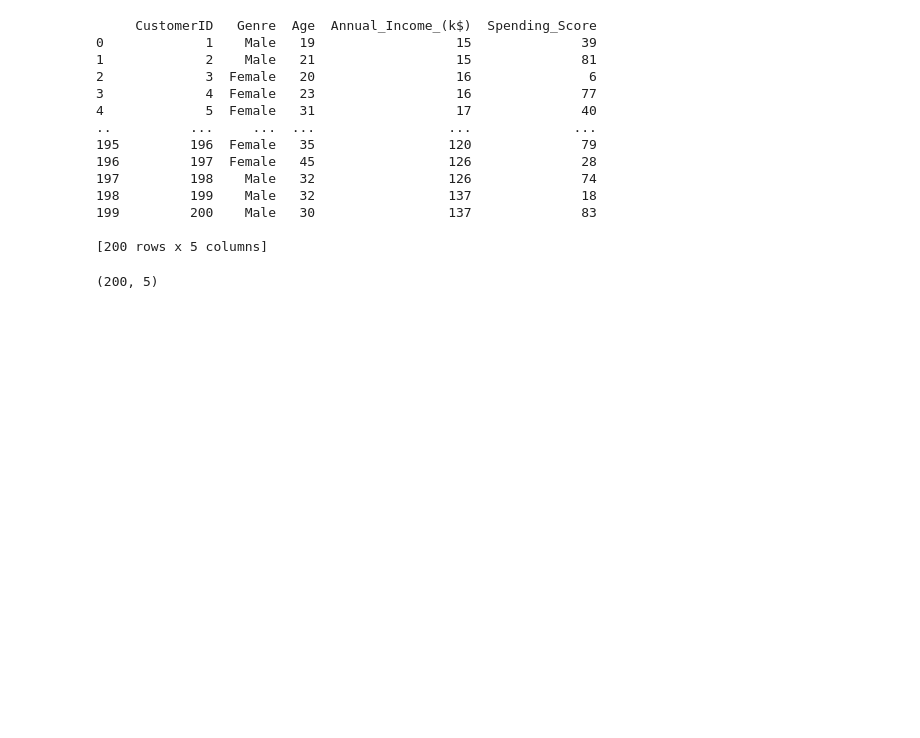
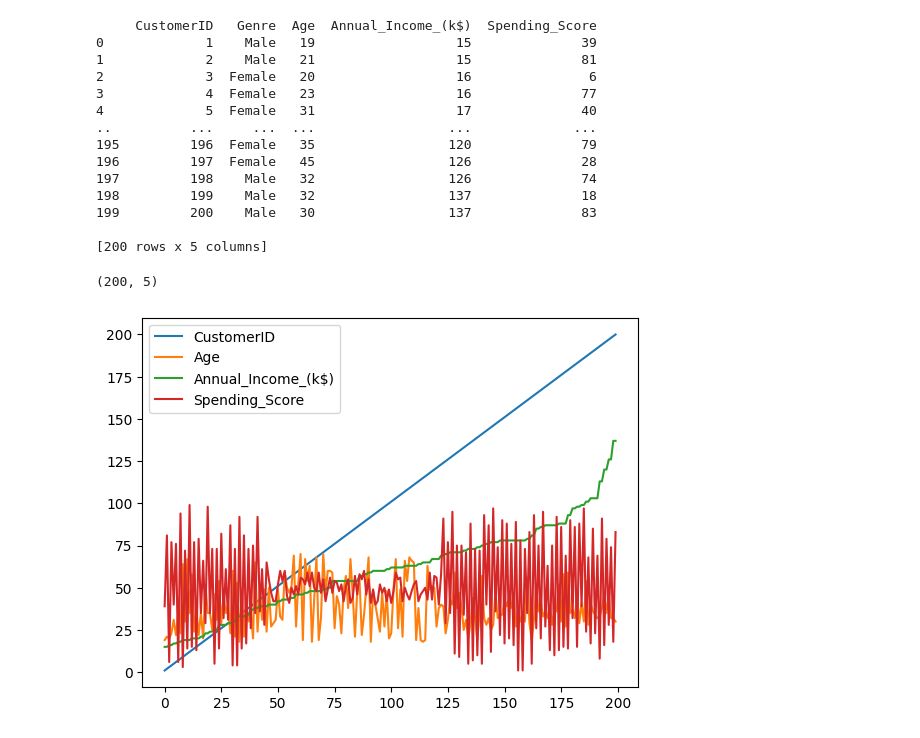
Before and after one commit to sabbir2609/edge_course, a Jupyter notebook: notebooks/pandas.ipynb, the cells around one changed output. Saved outputs shown, nothing was run; the diff lists cells and outputs as text; code cells hidden in the pictures; blank space fills up the shorter version.

```diff
--- a/notebooks/pandas.ipynb
+++ b/notebooks/pandas.ipynb
@@ -179,3 +179,9 @@ print(df)
 df.shape
 # %% [output]
 (200, 5)
+# %%
+# Plot the data
+df.plot()
+plt.show()
+# %% [output]
+[figure, added]
```
